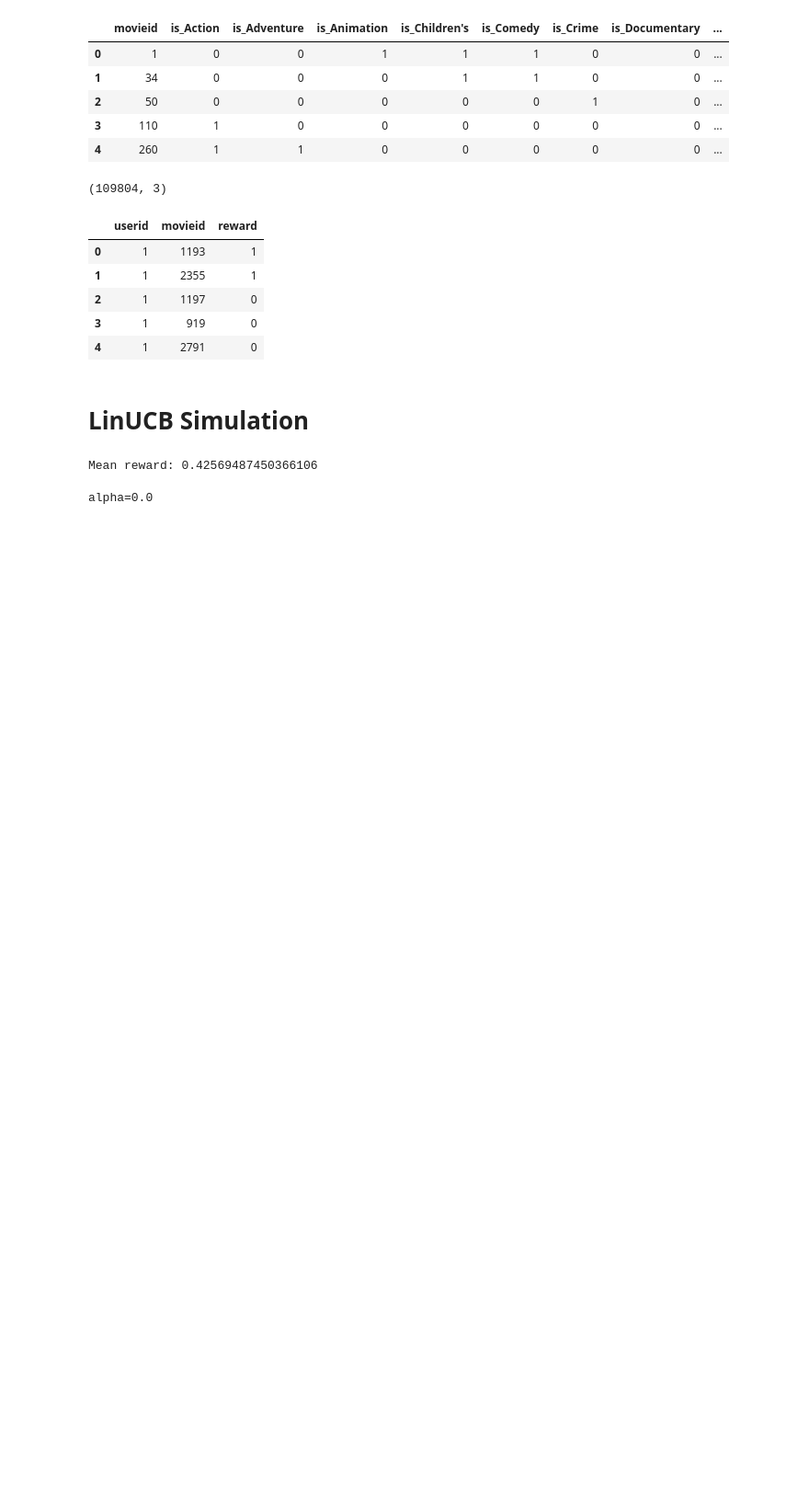
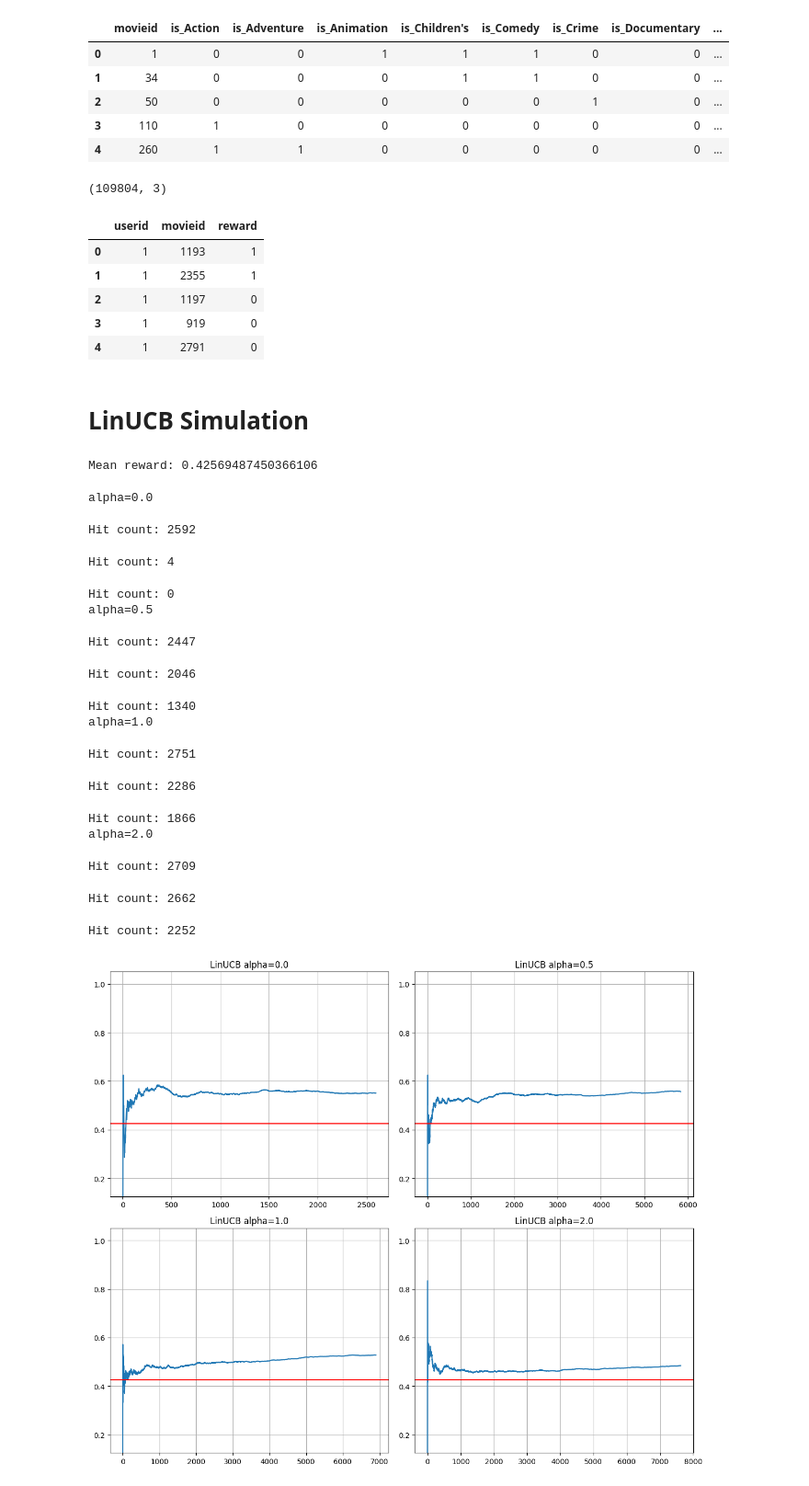
Before and after one commit to sungwoopark95/rl-practice, a Jupyter notebook: bandit/LinUCB/LinUCB_simulation.ipynb, the cells around one changed output. Shown at 92% size. Drawn from its saved outputs; the diff is of its cells as text; code cells hidden in the pictures; blank space fills up the shorter version.

```diff
--- a/bandit/LinUCB/LinUCB_simulation.ipynb
+++ b/bandit/LinUCB/LinUCB_simulation.ipynb
@@ -293,28 +292,44 @@ Mean reward: 0.42569487450366106
 # %%
 plt.figure(figsize=(12, 10))
 
 for i, alpha in enumerate(alphas):
     print(f"alpha={alpha}")
     plt.subplot(int(f"22{i+1}"))
     learner = LinUCB(arms=arm_to_use, d=d, alpha=alpha)
     result = run(
         learner=learner,
         data=top_n_ratings,
         arms=top_n_movies,
         users=users,
-        nsim=3
+        nsim=2
     )
 
     plt.plot(result['aligned_ctr'])
     plt.axhline(y=reward_mean, color="red")
     plt.ylim([reward_mean-0.3, 1.05])
     plt.title(f"{learner.__class__.__name__} alpha={alpha}")
     plt.grid(True)
 
 plt.tight_layout()
 plt.show()
 # %% [output]
 alpha=0.0
+Hit count: 2592
+Hit count: 4
+Hit count: 0
+alpha=0.5
+Hit count: 2447
+Hit count: 2046
+Hit count: 1340
+alpha=1.0
+Hit count: 2751
+Hit count: 2286
+Hit count: 1866
+alpha=2.0
+Hit count: 2709
+Hit count: 2662
+Hit count: 2252
+[figure, added]
 # %%
 plt.figure(figsize=(12, 10))
 
```
Also changed, not shown: parts of 3 cells of this notebook, 1 other file.
